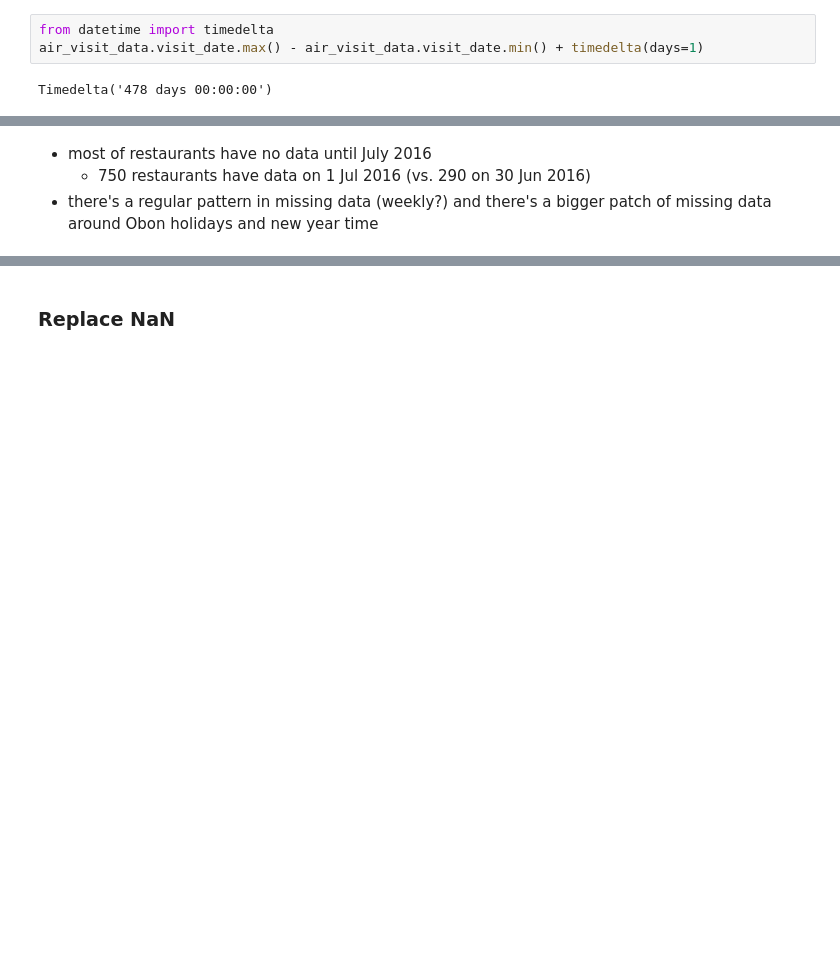
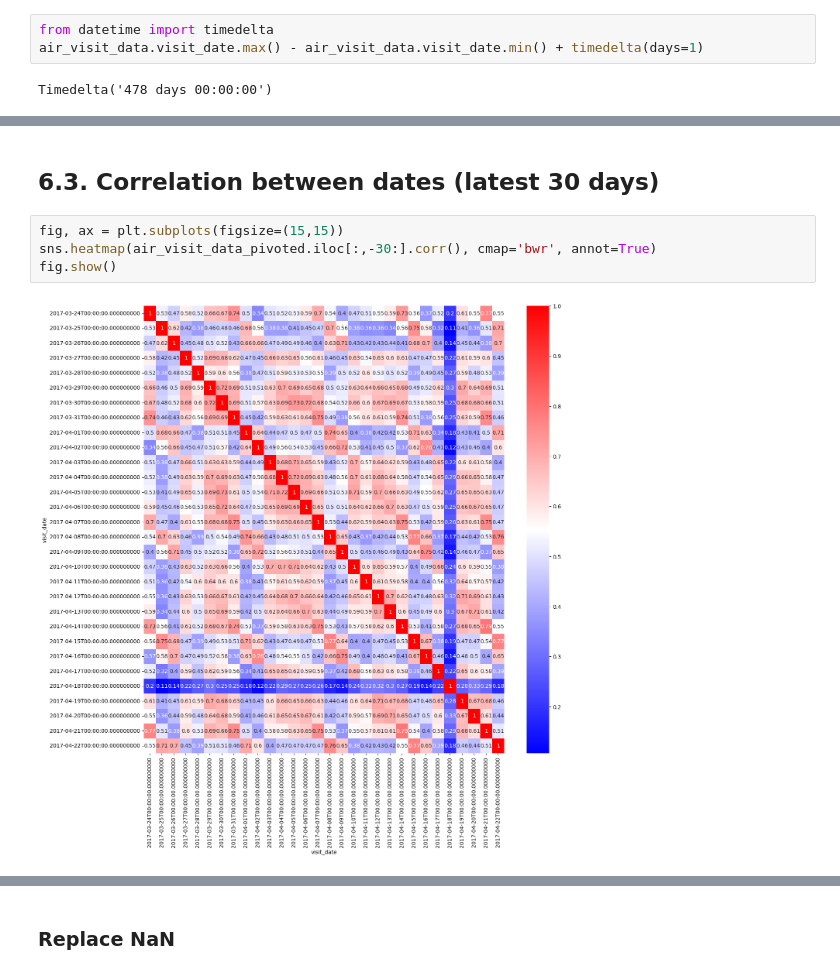
Before and after one commit to saoriyosano/recruit-restaurant-visitor-forecasting, a Jupyter notebook: eda.ipynb, the cells around one changed output, grey strips where cells are left out. Drawn from its saved outputs; the diff is of its cells as text; blank space fills up the shorter version.

```diff
--- a/eda.ipynb
+++ b/eda.ipynb
@@ -201,4 +227,8 @@ Name: count, dtype: int64
-# %% [markdown]
-- most of restaurants have no data until July 2016
-    - 750 restaurants have data on 1 Jul 2016 (vs. 290 on 30 Jun 2016)
-- there's a regular pattern in missing data (weekly?) and there's a bigger patch of missing data around Obon holidays and new year time
+# %% [markdown]
+## 6.3. Correlation between dates (latest 30 days)
+# %%
+fig, ax = plt.subplots(figsize=(15,15))
+sns.heatmap(air_visit_data_pivoted.iloc[:,-30:].corr(), cmap='bwr', annot=True)
+fig.show()
+# %% [output]
+[figure, added]
```
Also changed, not shown: parts of 43 cells of this notebook.
